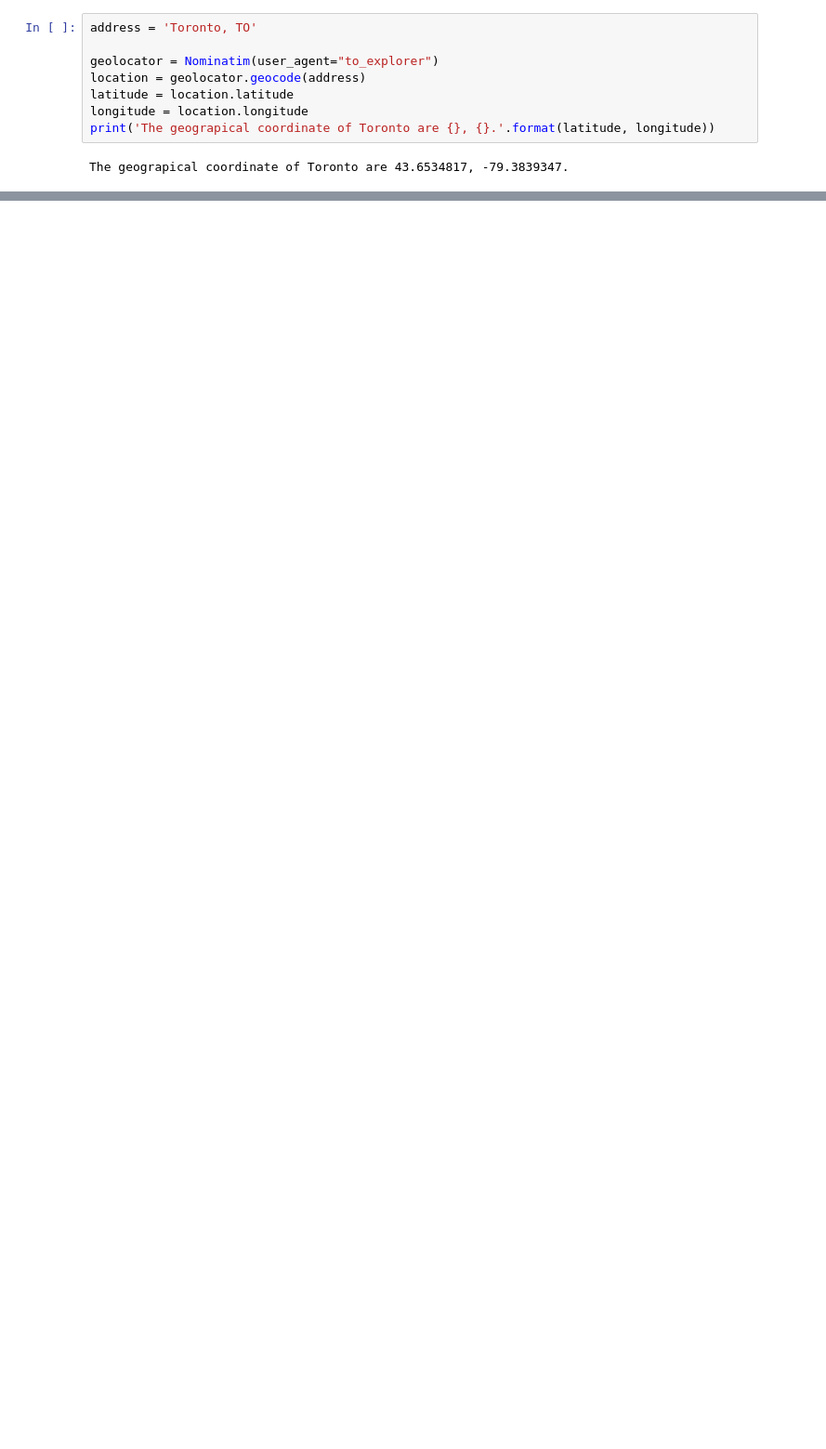
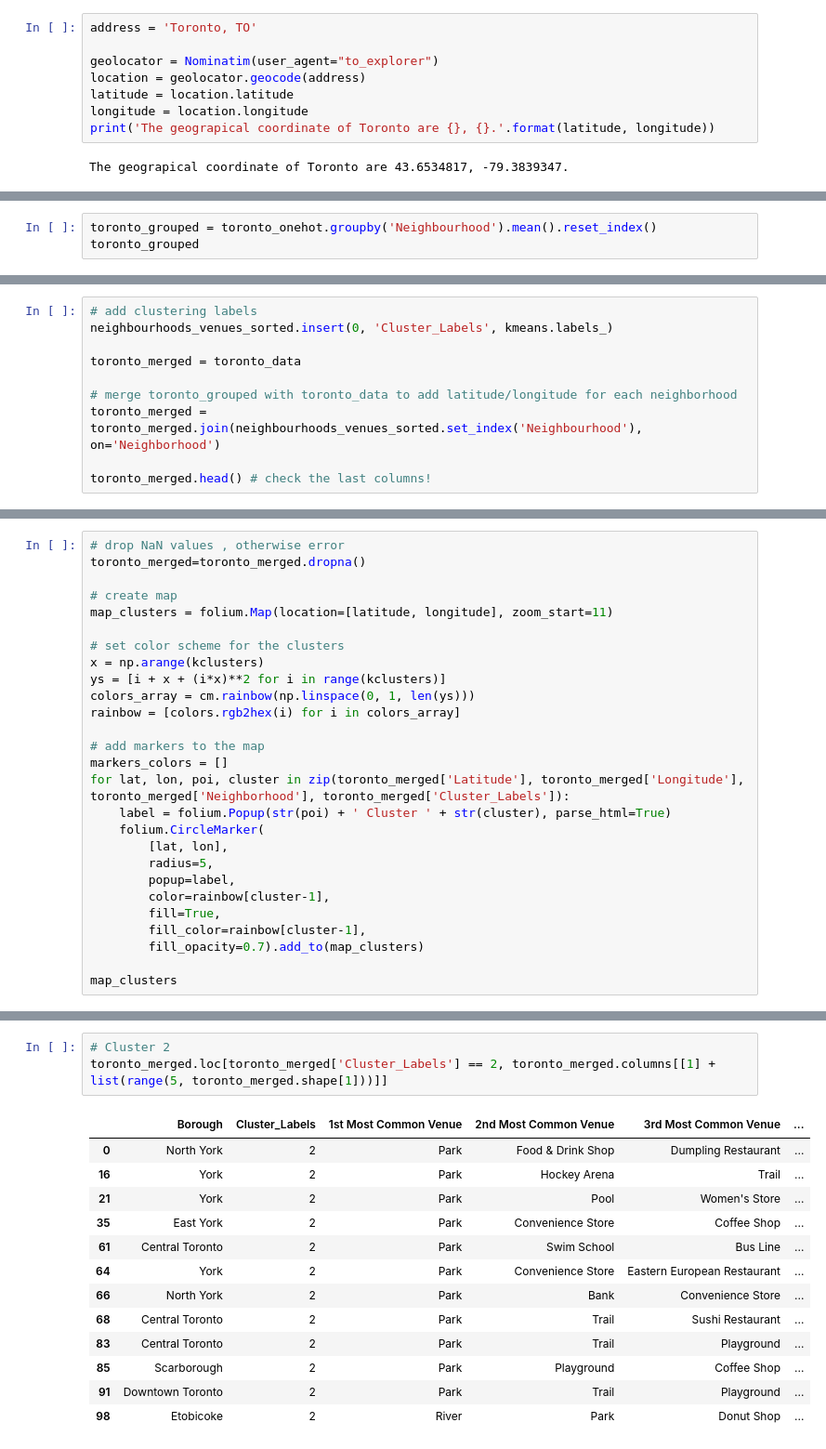
Before and after one commit to SaraNunes/Coursera_Capstone, a Jupyter notebook: Segmenting and Clustering Neighborhoods in Toronto.ipynb, the cells around one changed output, grey strips where cells are left out. Shown at 93% size. Saved outputs shown, nothing was run; the diff lists cells and outputs as text; blank space fills up the shorter version.

```diff
--- a/Segmenting and Clustering Neighborhoods in Toronto.ipynb
+++ b/Segmenting and Clustering Neighborhoods in Toronto.ipynb
@@ -188,0 +342,3 @@ map_toronto
+# %%
+toronto_grouped = toronto_onehot.groupby('Neighbourhood').mean().reset_index()
+toronto_grouped
@@ -188,0 +455,10 @@ map_toronto
+# %%
+# add clustering labels
+neighbourhoods_venues_sorted.insert(0, 'Cluster_Labels', kmeans.labels_)
+
+toronto_merged = toronto_data
+
+# merge toronto_grouped with toronto_data to add latitude/longitude for each neighborhood
+toronto_merged = toronto_merged.join(neighbourhoods_venues_sorted.set_index('Neighbourhood'), on='Neighborhood')
+
+toronto_merged.head() # check the last columns!
@@ -188,0 +472,27 @@ map_toronto
+# %%
+# drop NaN values , otherwise error
+toronto_merged=toronto_merged.dropna()
+
+# create map
+map_clusters = folium.Map(location=[latitude, longitude], zoom_start=11)
+
+# set color scheme for the clusters
+x = np.arange(kclusters)
+ys = [i + x + (i*x)**2 for i in range(kclusters)]
+colors_array = cm.rainbow(np.linspace(0, 1, len(ys)))
+rainbow = [colors.rgb2hex(i) for i in colors_array]
+
+# add markers to the map
+markers_colors = []
+for lat, lon, poi, cluster in zip(toronto_merged['Latitude'], toronto_merged['Longitude'], toronto_merged['Neighborhood'], toronto_merged['Cluster_Labels']):
+    label = folium.Popup(str(poi) + ' Cluster ' + str(cluster), parse_html=True)
+    folium.CircleMarker(
+        [lat, lon],
+        radius=5,
+        popup=label,
+        color=rainbow[cluster-1],
+        fill=True,
+        fill_color=rainbow[cluster-1],
+        fill_opacity=0.7).add_to(map_clusters)
+
+map_clusters
@@ -188,0 +535,17 @@ map_toronto
+# %%
+# Cluster 2
+toronto_merged.loc[toronto_merged['Cluster_Labels'] == 2, toronto_merged.columns[[1] + list(range(5, toronto_merged.shape[1]))]]
+# %% [output]
+|  | Borough | Cluster_Labels | 1st Most Common Venue | 2nd Most Common Venue | 3rd Most Common Venue | ... |
+| 0 | North York | 2 | Park | Food & Drink Shop | Dumpling Restaurant | ... |
+| 16 | York | 2 | Park | Hockey Arena | Trail | ... |
+| 21 | York | 2 | Park | Pool | Women's Store | ... |
+| 35 | East York | 2 | Park | Convenience Store | Coffee Shop | ... |
+| 61 | Central Toronto | 2 | Park | Swim School | Bus Line | ... |
+| 64 | York | 2 | Park | Convenience Store | Eastern European Restaurant | ... |
+| 66 | North York | 2 | Park | Bank | Convenience Store | ... |
+| 68 | Central Toronto | 2 | Park | Trail | Sushi Restaurant | ... |
+| 83 | Central Toronto | 2 | Park | Trail | Playground | ... |
+| 85 | Scarborough | 2 | Park | Playground | Coffee Shop | ... |
+| 91 | Downtown Toronto | 2 | Park | Trail | Playground | ... |
+| 98 | Etobicoke | 2 | River | Park | Donut Shop | ... |
```
Also changed, not shown: parts of 27 cells of this notebook.
